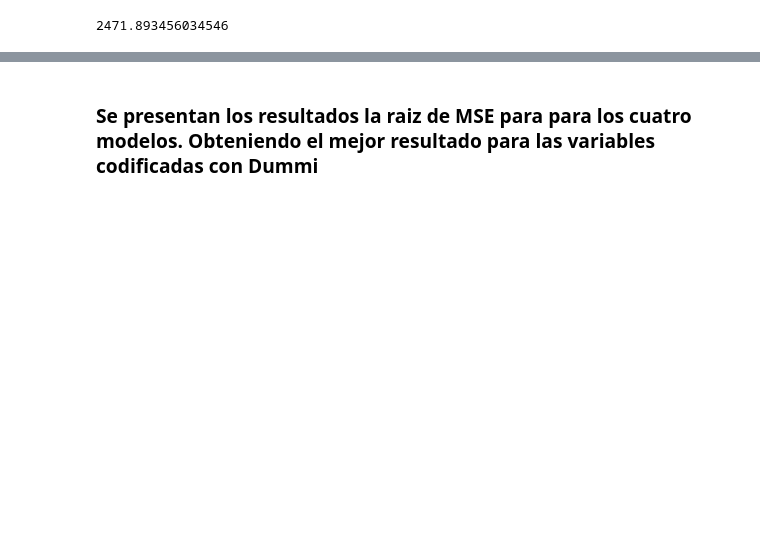
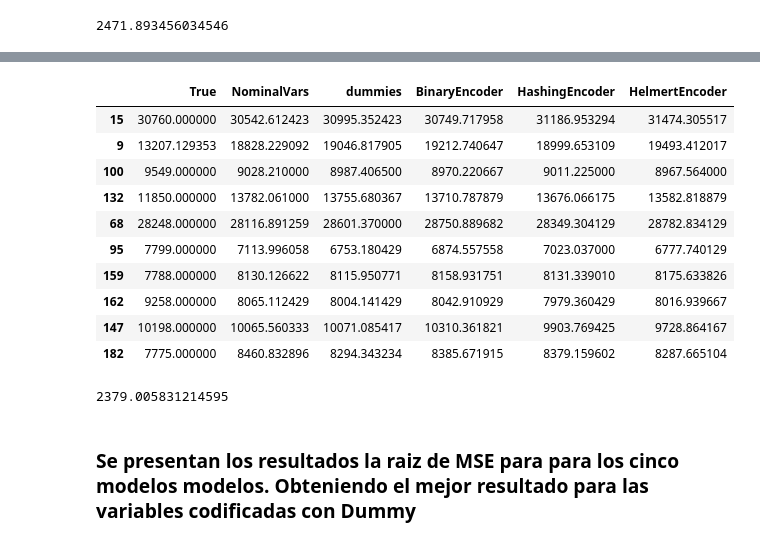
Before and after one commit to rodrigoamorteguiaros/Uniandes---Analytics, a Jupyter notebook: E13_CategoricalEncoding.ipynb, the cells around one changed output, grey strips where cells are left out. Cells and saved outputs as stored; diff of their text form; code cells hidden in the pictures; blank space fills up the shorter version.

```diff
--- a/E13_CategoricalEncoding.ipynb
+++ b/E13_CategoricalEncoding.ipynb
@@ -430,0 +441,2 @@ np.sqrt(mean_squared_error(dfResult['True'], dfResult['HashingEncoder']))
+# %%
+X_total = ce.HelmertEncoder().fit_transform(X, axis=1)
@@ -430,0 +445,3 @@ np.sqrt(mean_squared_error(dfResult['True'], dfResult['HashingEncoder']))
+# %%
+X_train = X_total.loc[y_train.index]
+X_test = X_total.loc[y_test.index]
@@ -431,5 +457,24 @@ np.sqrt(mean_squared_error(dfResult['True'], dfResult['HashingEncoder']))
+# %%
+dfResult['HelmertEncoder'] = regr.predict(X_test)
+dfResult.head(10)
+# %% [output]
+|  | True | NominalVars | dummies | BinaryEncoder | HashingEncoder | HelmertEncoder |
+| 15 | 30760.000000 | 30542.612423 | 30995.352423 | 30749.717958 | 31186.953294 | 31474.305517 |
+| 9 | 13207.129353 | 18828.229092 | 19046.817905 | 19212.740647 | 18999.653109 | 19493.412017 |
+| 100 | 9549.000000 | 9028.210000 | 8987.406500 | 8970.220667 | 9011.225000 | 8967.564000 |
+| 132 | 11850.000000 | 13782.061000 | 13755.680367 | 13710.787879 | 13676.066175 | 13582.818879 |
+| 68 | 28248.000000 | 28116.891259 | 28601.370000 | 28750.889682 | 28349.304129 | 28782.834129 |
+| 95 | 7799.000000 | 7113.996058 | 6753.180429 | 6874.557558 | 7023.037000 | 6777.740129 |
+| 159 | 7788.000000 | 8130.126622 | 8115.950771 | 8158.931751 | 8131.339010 | 8175.633826 |
+| 162 | 9258.000000 | 8065.112429 | 8004.141429 | 8042.910929 | 7979.360429 | 8016.939667 |
+| 147 | 10198.000000 | 10065.560333 | 10071.085417 | 10310.361821 | 9903.769425 | 9728.864167 |
+| 182 | 7775.000000 | 8460.832896 | 8294.343234 | 8385.671915 | 8379.159602 | 8287.665104 |
+# %%
+np.sqrt(mean_squared_error(dfResult['True'], dfResult['HelmertEncoder']))
+# %% [output]
+2379.005831214595
 # %% [markdown]
-### Se presentan los resultados la raiz de MSE para para los cuatro modelos.  Obteniendo el mejor resultado para las variables codificadas con Dummi
+### Se presentan los resultados la raiz de MSE para para los cinco modelos modelos.  Obteniendo el mejor resultado para las variables codificadas con Dummy
 # %%
 for col in dfResult.columns[1:]:
   print(col,':',np.sqrt(mean_squared_error(dfResult['True'], dfResult[col])))
```
Also changed, not shown: parts of 20 cells of this notebook.
